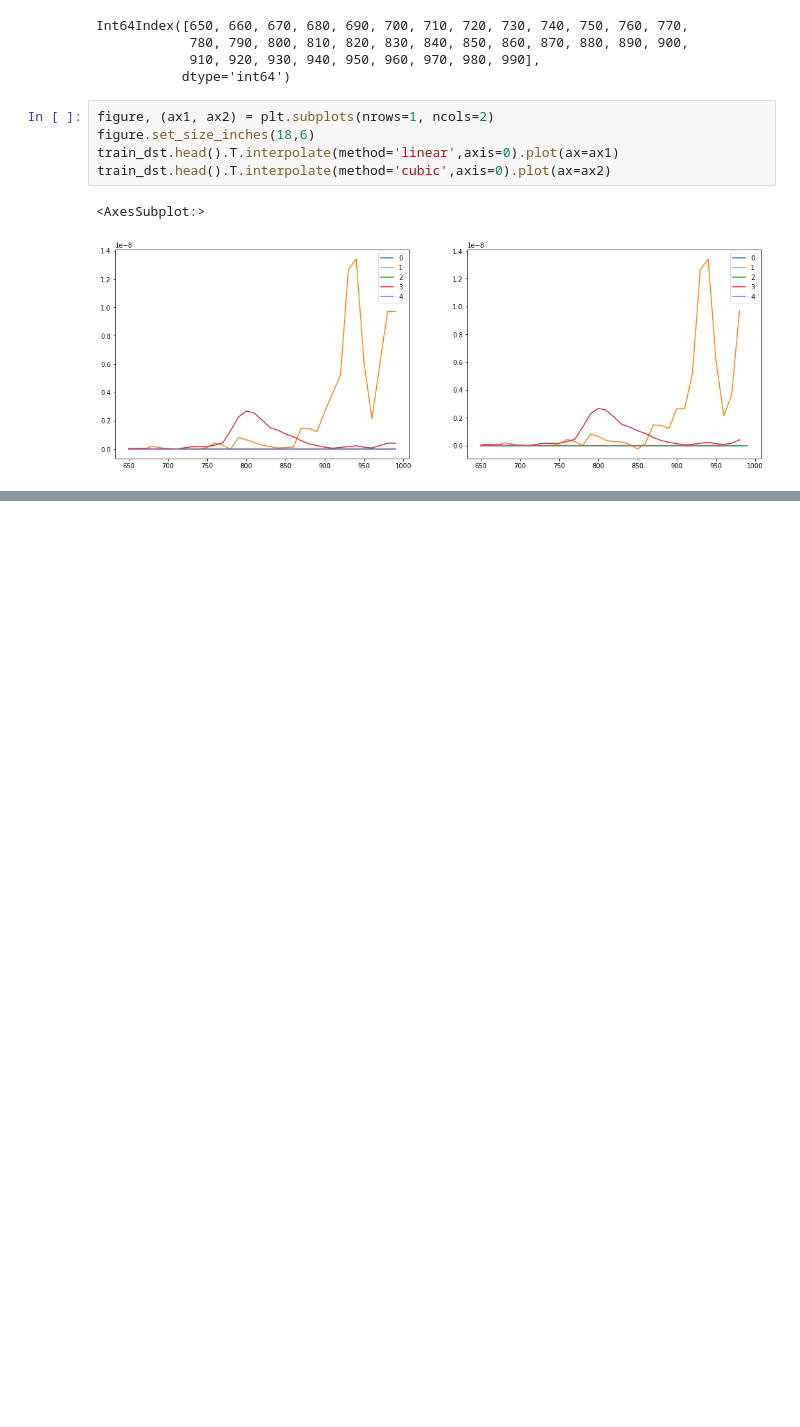
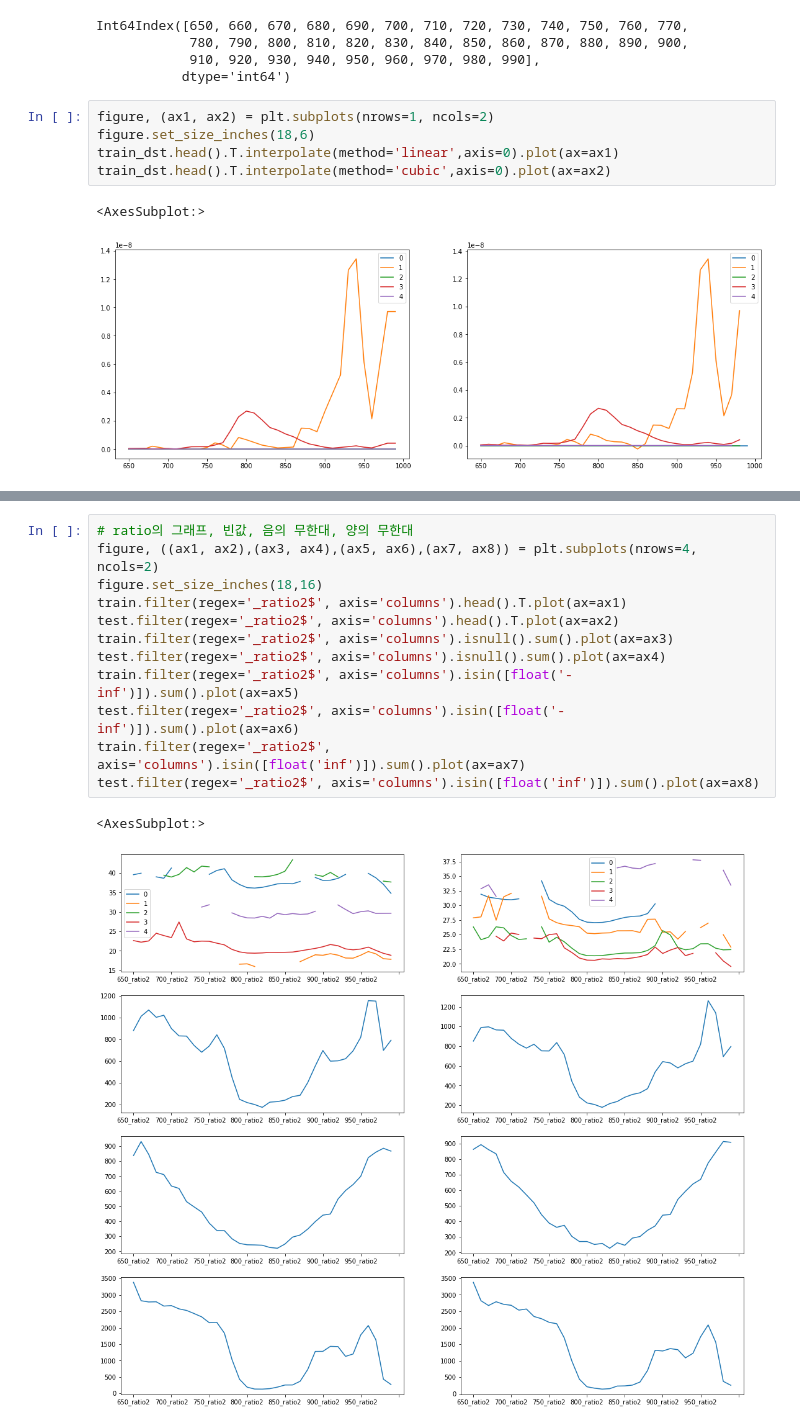
Before and after one commit to JSND-OJ/DataAnalysis, a Jupyter notebook: 실전데이터알아보기(real)/실전 데이터 분석 및 머신 러닝 튜닝.ipynb, the cells around one changed output, grey strips where cells are left out. Cells and saved outputs as stored; diff of their text form; blank space fills up the shorter version.

```diff
--- a/실전데이터알아보기(real)/실전 데이터 분석 및 머신 러닝 튜닝.ipynb
+++ b/실전데이터알아보기(real)/실전 데이터 분석 및 머신 러닝 튜닝.ipynb
@@ -324,0 +383,15 @@ test_dst_i.isnull().sum().plot(ax=ax4)
+# %%
+# ratio의 그래프, 빈값, 음의 무한대, 양의 무한대
+figure, ((ax1, ax2),(ax3, ax4),(ax5, ax6),(ax7, ax8)) = plt.subplots(nrows=4, ncols=2)
+figure.set_size_inches(18,16)
+train.filter(regex='_ratio2$', axis='columns').head().T.plot(ax=ax1)
+test.filter(regex='_ratio2$', axis='columns').head().T.plot(ax=ax2)
+train.filter(regex='_ratio2$', axis='columns').isnull().sum().plot(ax=ax3)
+test.filter(regex='_ratio2$', axis='columns').isnull().sum().plot(ax=ax4)
+train.filter(regex='_ratio2$', axis='columns').isin([float('-inf')]).sum().plot(ax=ax5)
+test.filter(regex='_ratio2$', axis='columns').isin([float('-inf')]).sum().plot(ax=ax6)
+train.filter(regex='_ratio2$', axis='columns').isin([float('inf')]).sum().plot(ax=ax7)
+test.filter(regex='_ratio2$', axis='columns').isin([float('inf')]).sum().plot(ax=ax8)
+# %% [output]
+<AxesSubplot:>
+[figure, added]
```
Also changed, not shown: parts of 117 cells of this notebook, 2 other files.
